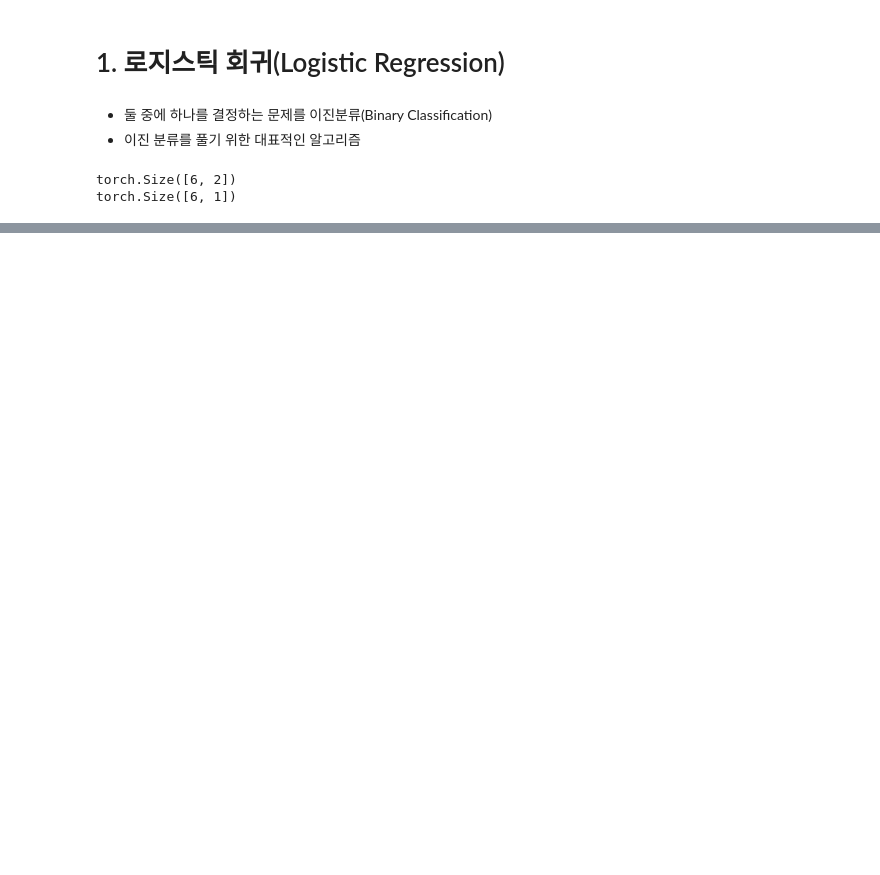
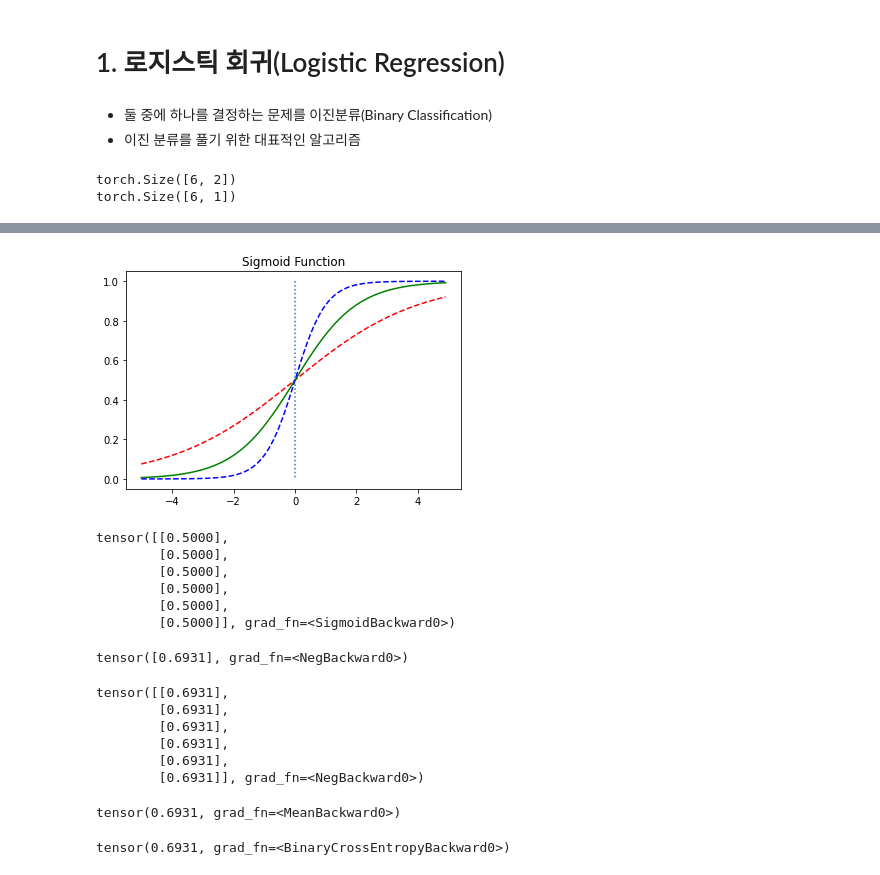
Before and after one commit to jeungsengho/python8month, a Jupyter notebook: 14_로지스틱_회귀.ipynb, the cells around one changed output, grey strips where cells are left out. Saved outputs shown, nothing was run; the diff lists cells and outputs as text; code cells hidden in the pictures; blank space fills up the shorter version.

```diff
--- a/14_로지스틱_회귀.ipynb
+++ b/14_로지스틱_회귀.ipynb
@@ -27,0 +49,51 @@ b = torch.zeros((1), requires_grad=True)
+# %%
+x = np.arange(-5.0, 5.0, 0.1)
+y1 = sigmoid(0.5*x)
+y2 = sigmoid(x)
+y3 = sigmoid(2*x)
+
+plt.plot(x, y1, 'r', linestyle='--')
+plt.plot(x, y2, 'g')
+plt.plot(x, y3, 'b', linestyle='--')
+
+plt.plot([0,0], [1.0, 0.0], ':')
+plt.title('Sigmoid Function')
+plt.show()
+# %% [output]
+[figure, added]
+# %%
+H = torch.sigmoid(x_train.matmul(W) + b)
+print(H)
+# %% [output]
+tensor([[0.5000],
+        [0.5000],
+        [0.5000],
+        [0.5000],
+        [0.5000],
+        [0.5000]], grad_fn=<SigmoidBackward0>)
+# %%
+# 하나의 샘플(원소)에 대해 오차를 구하는 식
+loss = -(y_train[0] * torch.log(H[0]) + (1-y_train[0]) * torch.log(1-H[0]))
+print(loss)
+# %% [output]
+tensor([0.6931], grad_fn=<NegBackward0>)
+# %%
+# 모든 샘플(원소)에 대해 오차를 구하는 식
+loss = -(y_train * torch.log(H) + (1-y_train) * torch.log(1-H))
+print(loss)
+# %% [output]
+tensor([[0.6931],
+        [0.6931],
+        [0.6931],
+        [0.6931],
+        [0.6931],
+        [0.6931]], grad_fn=<NegBackward0>)
+# %%
+cost = loss.mean()
+print(cost)
+# %% [output]
+tensor(0.6931, grad_fn=<MeanBackward0>)
+# %%
+F.binary_cross_entropy(H, y_train)
+# %% [output]
+tensor(0.6931, grad_fn=<BinaryCrossEntropyBackward0>)
```
Also changed, not shown: parts of 24 cells of this notebook.
